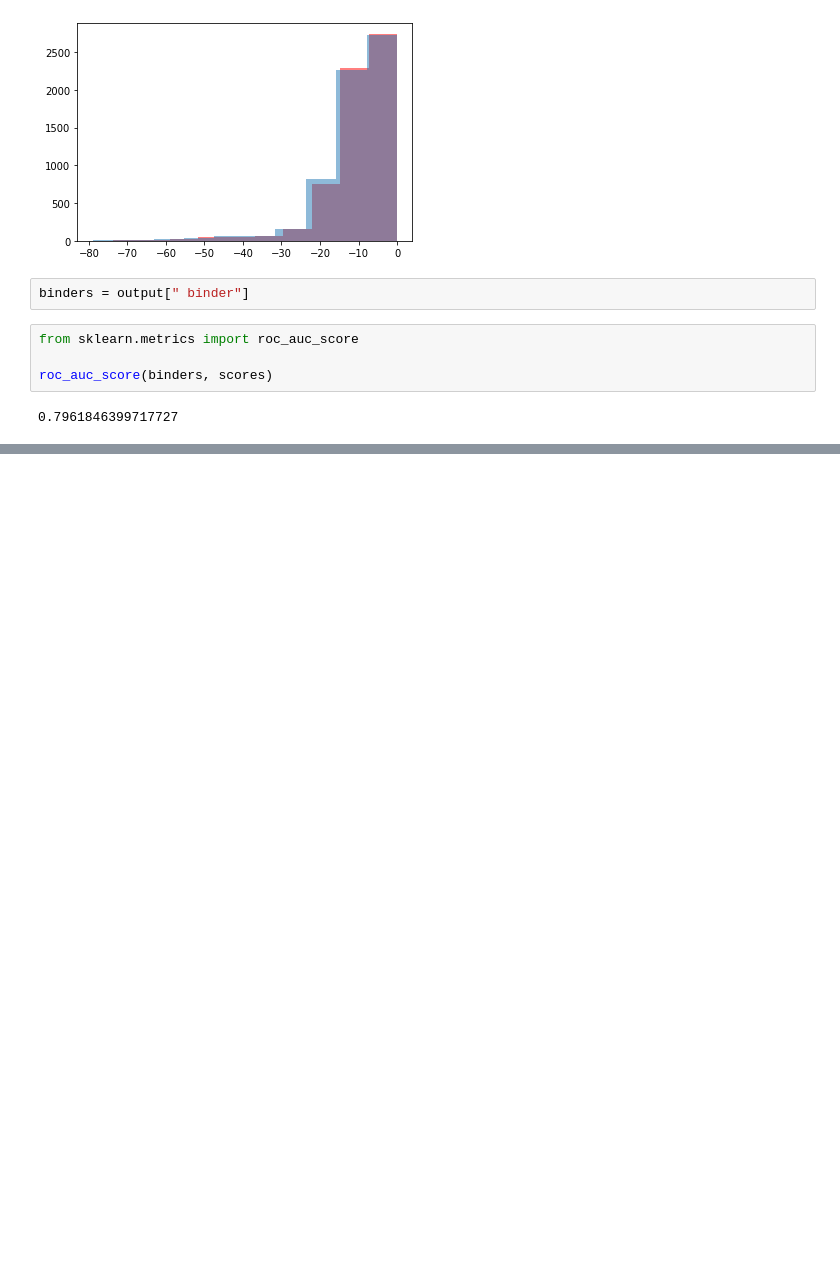
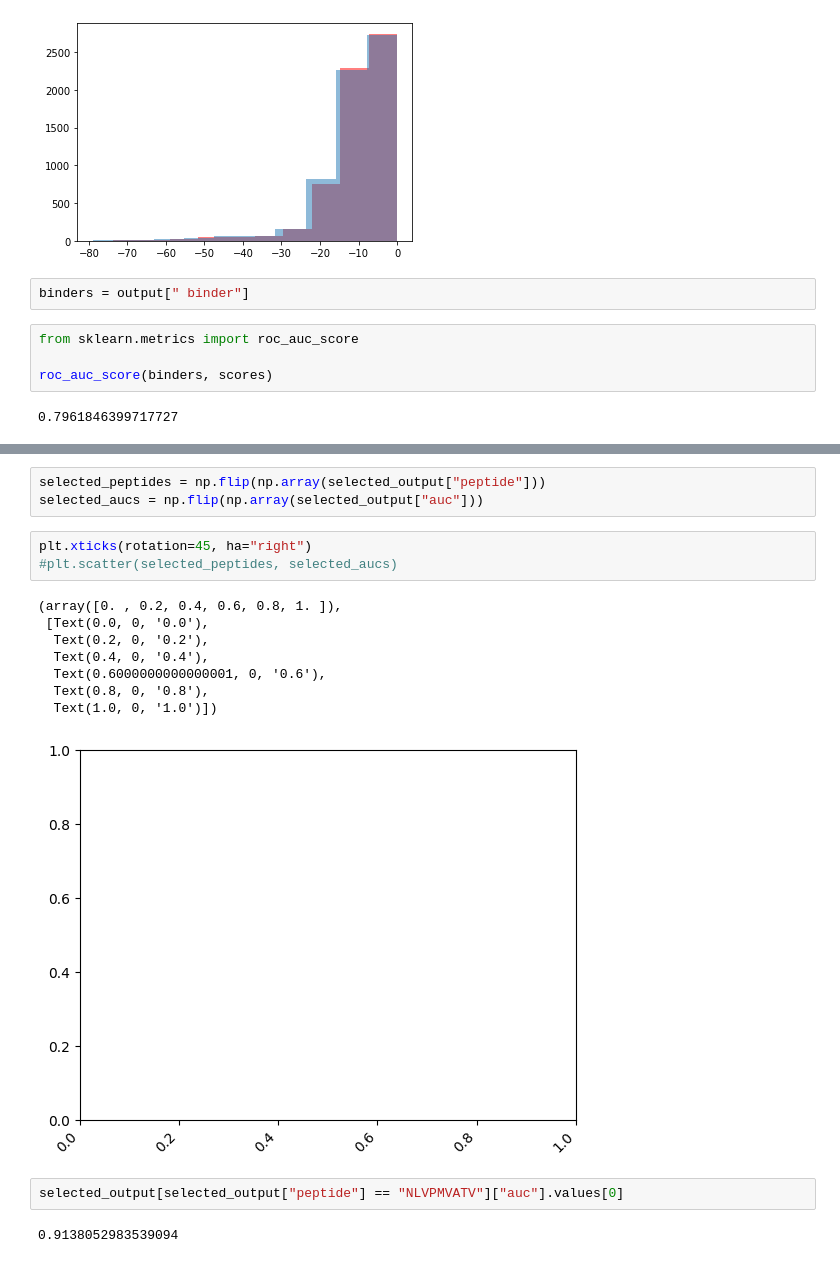
Before and after one commit to alienmist325/TULIP-TCR, a Jupyter notebook: prediction.ipynb, the cells around one changed output, grey strips where cells are left out. Cells and saved outputs as stored; diff of their text form; blank space fills up the shorter version.

```diff
--- a/prediction.ipynb
+++ b/prediction.ipynb
@@ -192,0 +236,19 @@ roc_auc_score(binders, scores)
+# %%
+selected_peptides = np.flip(np.array(selected_output["peptide"]))
+selected_aucs = np.flip(np.array(selected_output["auc"]))
+# %%
+plt.xticks(rotation=45, ha="right")
+#plt.scatter(selected_peptides, selected_aucs)
+# %% [output]
+(array([0. , 0.2, 0.4, 0.6, 0.8, 1. ]),
+ [Text(0.0, 0, '0.0'),
+  Text(0.2, 0, '0.2'),
+  Text(0.4, 0, '0.4'),
+  Text(0.6000000000000001, 0, '0.6'),
+  Text(0.8, 0, '0.8'),
+  Text(1.0, 0, '1.0')])
+[figure, added]
+# %%
+selected_output[selected_output["peptide"] == "NLVPMVATV"]["auc"].values[0]
+# %% [output]
+0.9138052983539094
```
Also changed, not shown: parts of 3 cells of this notebook.
